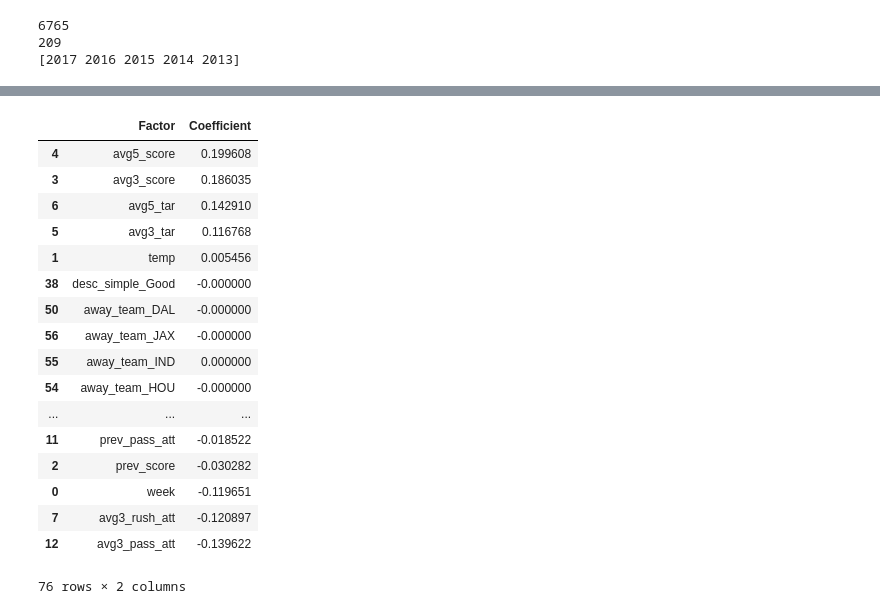
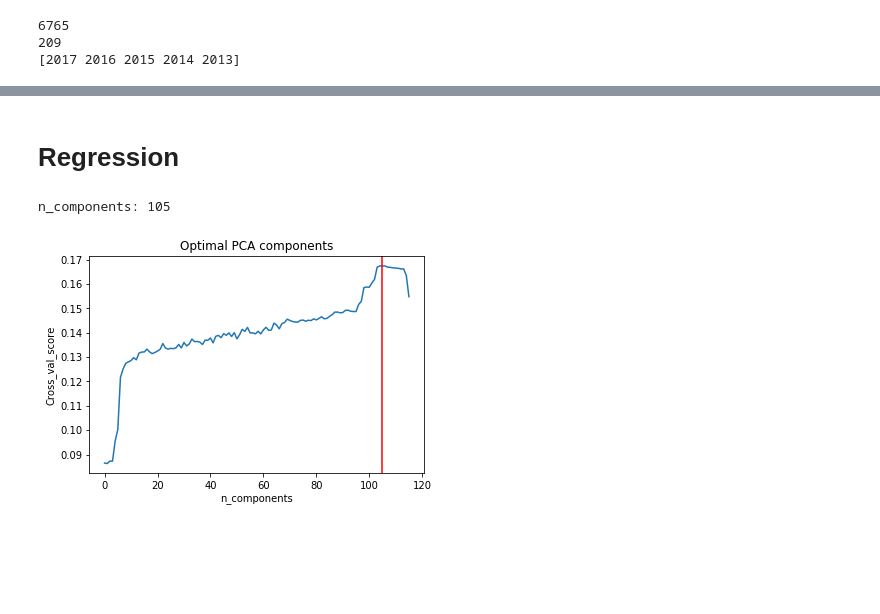
Before and after one commit to ibury08/fantasyfootball, a Jupyter notebook: FF_ML.ipynb, the cells around one changed output, grey strips where cells are left out. Drawn from its saved outputs; the diff is of its cells as text; code cells hidden in the pictures; blank space fills up the shorter version.

```diff
--- a/FF_ML.ipynb
+++ b/FF_ML.ipynb
@@ -170,2 +101,0 @@ array([[-1.6180e-01,  5.1097e-03,  2.2316e-02, -8.8083e-02,  1.3725e-01,
-# %%
-cv_results = cross_val_score(lm,X_train,y_train,cv=10)
@@ -425,21 +102,44 @@ aa = pd.DataFrame({'Factor':np.array(list(X.columns)),'Coefficient':gs_l.best_es
-# %%
-aa.sort_values('Coefficient',ascending=False)
-# %% [output]
-|  | Factor | Coefficient |
-| 4 | avg5_score | 0.199608 |
-| 3 | avg3_score | 0.186035 |
-| 6 | avg5_tar | 0.142910 |
-| 5 | avg3_tar | 0.116768 |
-| 1 | temp | 0.005456 |
-| 38 | desc_simple_Good | -0.000000 |
-| 50 | away_team_DAL | -0.000000 |
-| 56 | away_team_JAX | -0.000000 |
-| 55 | away_team_IND | 0.000000 |
-| 54 | away_team_HOU | -0.000000 |
-| ... | ... | ... |
-| 11 | prev_pass_att | -0.018522 |
-| 2 | prev_score | -0.030282 |
-| 0 | week | -0.119651 |
-| 7 | avg3_rush_att | -0.120897 |
-| 12 | avg3_pass_att | -0.139622 |
-76 rows × 2 columns
+# %%
+df_players = df_clean.copy()
+df_clean = pd.get_dummies(df_clean,columns=['start_time','position','day_of_week','desc_simple','team','opponent'])
+df_clean.fillna('0',inplace=True)
+# %%
+#Creating train/test sets
+df_players = pd.get_dummies(df_players,columns=['start_time','position','day_of_week','desc_simple','team','opponent','player_id'])
+df_players.fillna('0',inplace=True)
+X=df_clean.drop(['fantasy_score','score_range','player_id','season_year'],axis=1)
+
+
+X_players=df_players.drop(['fantasy_score','score_range','season_year'],axis=1)
+y_reg=df_clean.fantasy_score.values.reshape(-1,1)
+y_clf=df_clean.score_range.values.reshape(-1,1)
+
+
+
+
+clf_X_train, clf_X_test, clf_y_train, clf_y_test = train_test_split(X,y_clf,test_size=0.25, random_state=47)
+reg_X_train, reg_X_test, reg_y_train, reg_y_test = train_test_split(X,y_reg,test_size=0.25, random_state=47)
+# %% [markdown]
+# Regression
+# %%
+# Determine n_components for PCA
+scores=[]
+for n in range(1,117):
+    s=StandardScaler()
+    pca=PCA(n_components=n)
+    km = Ridge(normalize=True)
+    pl = Pipeline([('scaler',s),('pca',pca)
+               ,('clf',km)])
+    pl.fit(reg_X_train,reg_y_train.ravel())
+    cv_results = cross_val_score(pl,reg_X_train,reg_y_train.ravel(),cv=5)
+    scores.append(np.mean(cv_results))
+# %%
+_=plt.plot(scores)
+_=plt.xlabel('n_components')
+_=plt.ylabel('Cross_val_score')
+_=plt.title('Optimal PCA components')
+_=plt.axvline(scores.index(max(scores)),c='red')
+print('n_components: '+str(scores.index(max(scores))))
+# %% [output]
+n_components: 105
+[figure, added]
```
Also changed, not shown: parts of 99 cells of this notebook.
